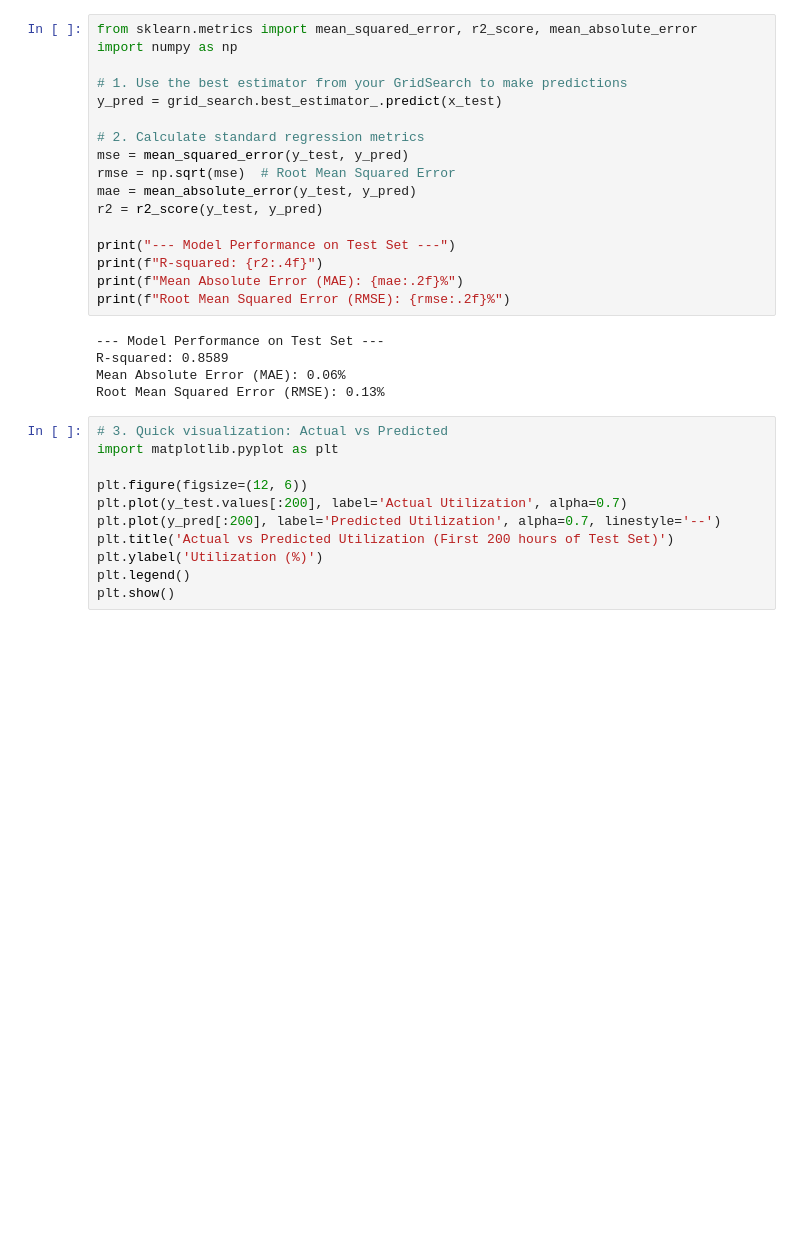
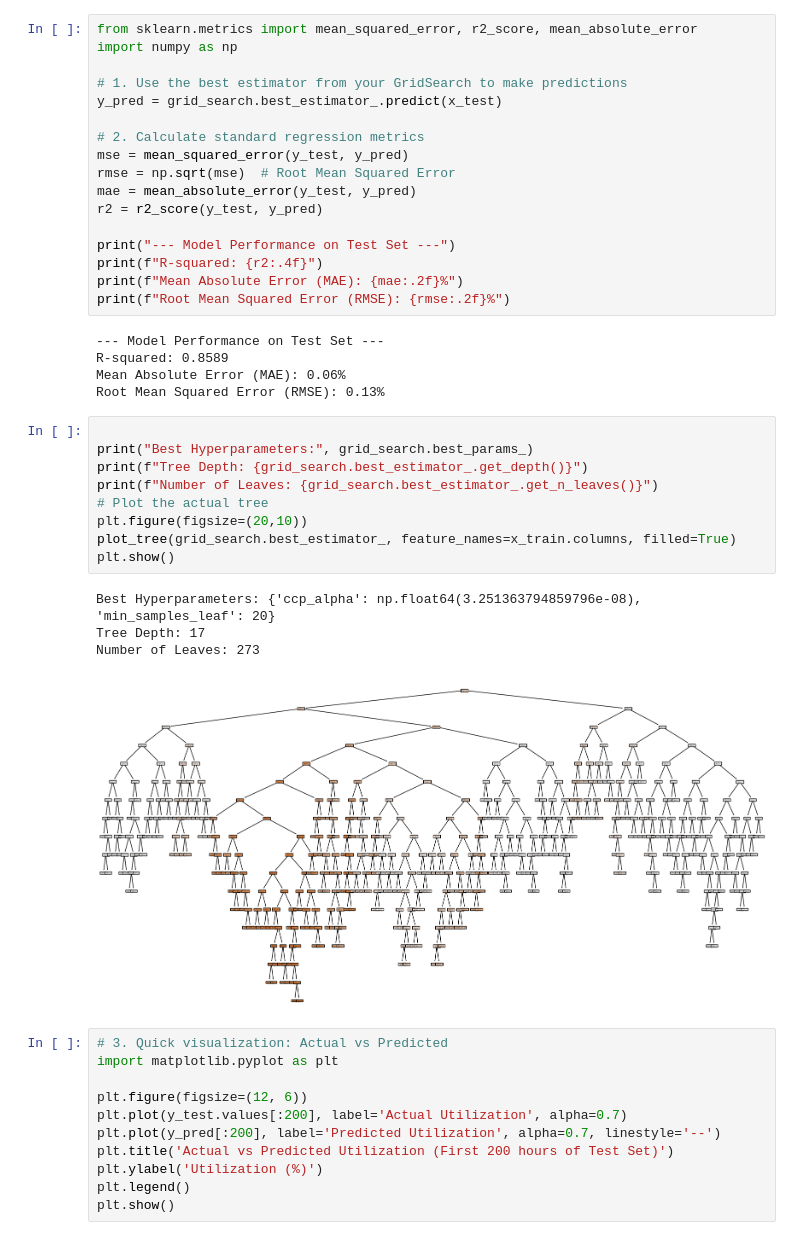
Before and after one commit to lbaudenb/AA_Team_6, a Jupyter notebook: notebooks/04_prediction.ipynb, the cells around one changed output. Saved outputs shown, nothing was run; the diff lists cells and outputs as text; blank space fills up the shorter version.

Commit message:
plotted the best tree

```diff
--- a/notebooks/04_prediction.ipynb
+++ b/notebooks/04_prediction.ipynb
@@ -617,6 +630,20 @@ print(f"Root Mean Squared Error (RMSE): {rmse:.2f}%")
 R-squared: 0.8589
 Mean Absolute Error (MAE): 0.06%
 Root Mean Squared Error (RMSE): 0.13%
+# %%
+
+print("Best Hyperparameters:", grid_search.best_params_)
+print(f"Tree Depth: {grid_search.best_estimator_.get_depth()}")
+print(f"Number of Leaves: {grid_search.best_estimator_.get_n_leaves()}")
+# Plot the actual tree
+plt.figure(figsize=(20,10))
+plot_tree(grid_search.best_estimator_, feature_names=x_train.columns, filled=True)
+plt.show()
+# %% [output]
+Best Hyperparameters: {'ccp_alpha': np.float64(3.251363794859796e-08), 'min_samples_leaf': 20}
+Tree Depth: 17
+Number of Leaves: 273
+[figure, added]
 # %%
 # 3. Quick visualization: Actual vs Predicted
 import matplotlib.pyplot as plt
```
Also changed, not shown: parts of 6 cells of this notebook.
